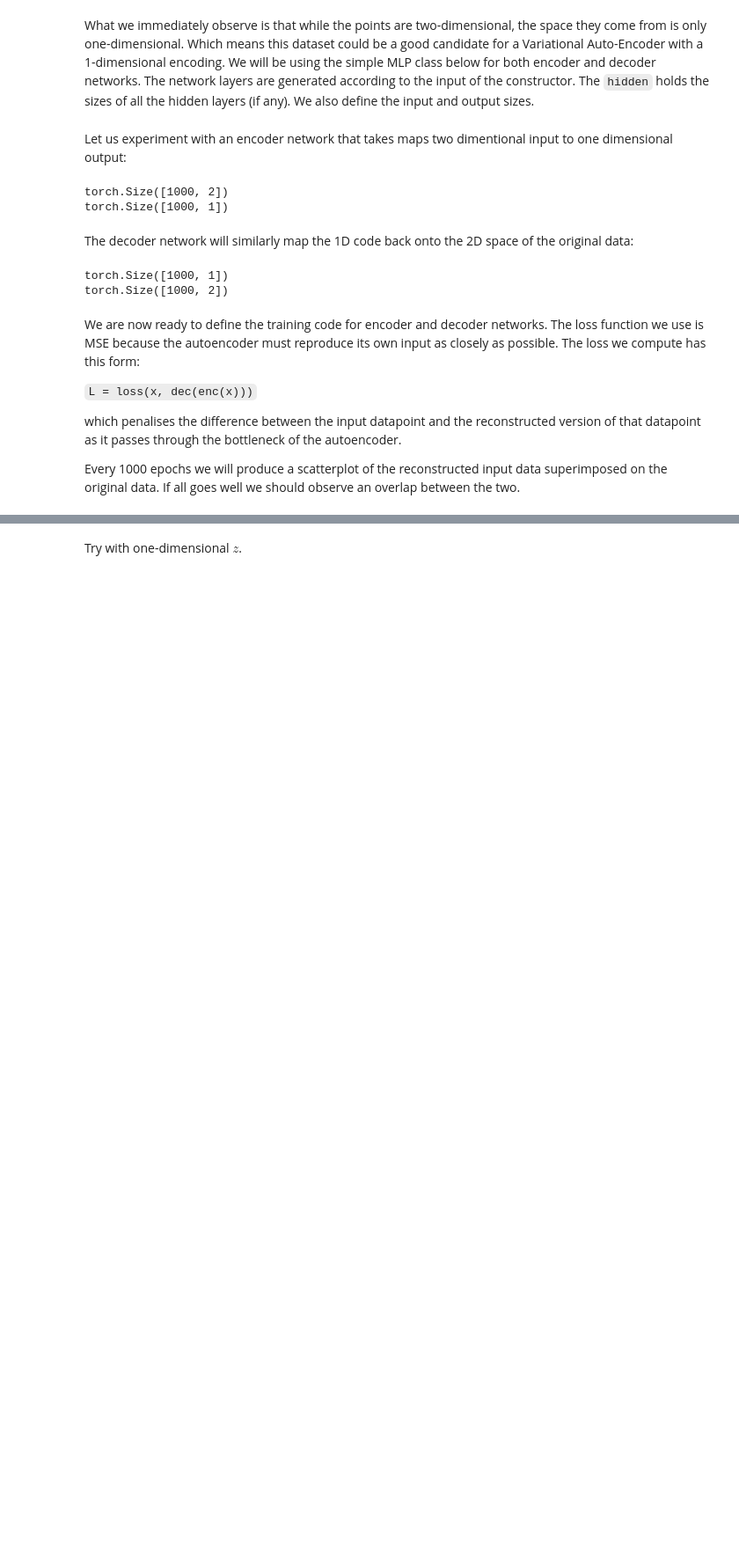
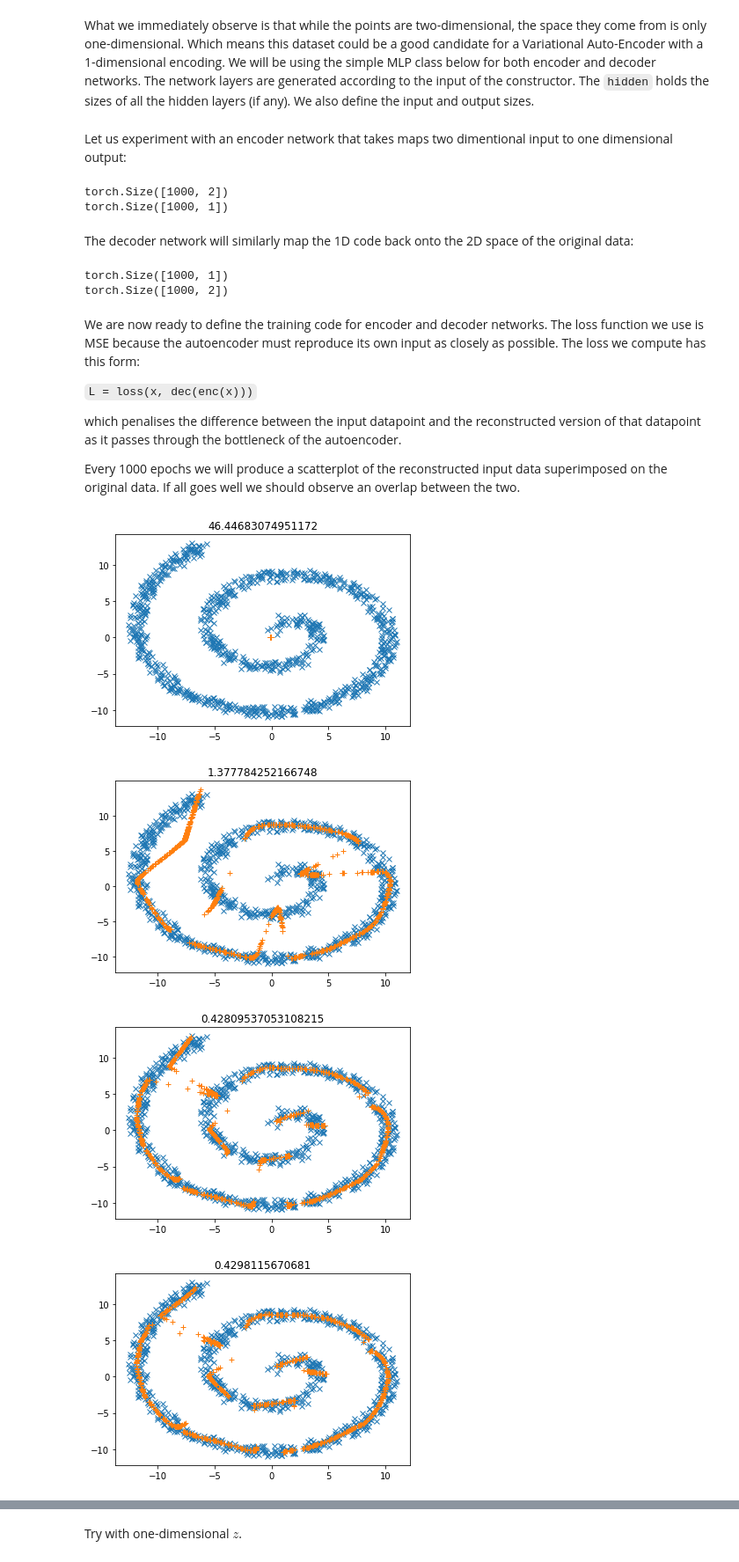
Before and after one commit to gvogiatzis/CS4740, a Jupyter notebook: CS4740_Lab_Week_06.ipynb, the cells around one changed output, grey strips where cells are left out. Shown at 88% size. Drawn from its saved outputs; the diff is of its cells as text; code cells hidden in the pictures; blank space fills up the shorter version.

```diff
--- a/CS4740_Lab_Week_06.ipynb
+++ b/CS4740_Lab_Week_06.ipynb
@@ -93,32 +93,37 @@ X = spiral(n_points=N)
 
 device = torch.device("cuda" if torch.cuda.is_available() else "cpu")
 x = torch.tensor(X,dtype=torch.float, device=device)
 num_of_epochs = 10000
 z_dim = 1
 
-enc = MLPNet(input_size=2, hidden=[64,256,512,128], output_size=z_dim).to(device)
-dec = MLPNet(input_size=z_dim, hidden=[64,256,512,128], output_size=2).to(device)
+enc = MLPNet(input_size=2, hidden=[128,256,128], output_size=z_dim).to(device)
+dec = MLPNet(input_size=z_dim, hidden=[128,256,128], output_size=2).to(device)
 
 optimizer = optim.Adam(chain(enc.parameters(),dec.parameters()), lr=0.001)
 
 loss = nn.MSELoss(reduction='mean')
 
 for e in range(num_of_epochs):
     # z = enc(x)
     # # z += 1e-2*torch.randn_like(z, device=device)
     # x_ = dec(z)
     # # L = loss(x, x_) + 1e-4*z.square().sum()
     # # L = loss(x, x_)
     L = loss(x, dec(enc(x)))
     optimizer.zero_grad()
     L.backward()
     optimizer.step()
 
     if e%1000 ==0:
         x_ = dec(enc(x))
         x_ = x_.cpu().detach().numpy()
         plt.figure()
         plt.plot(X[:,0],X[:,1],'x')
         plt.plot(x_[:,0],x_[:,1],'+')
         plt.title(f"{L.item()}")
         plt.show()
+# %% [output]
+[figure, added]
+[figure, added]
+[figure, added]
+[figure, added]
```
Also changed, not shown: parts of 7 cells of this notebook.
